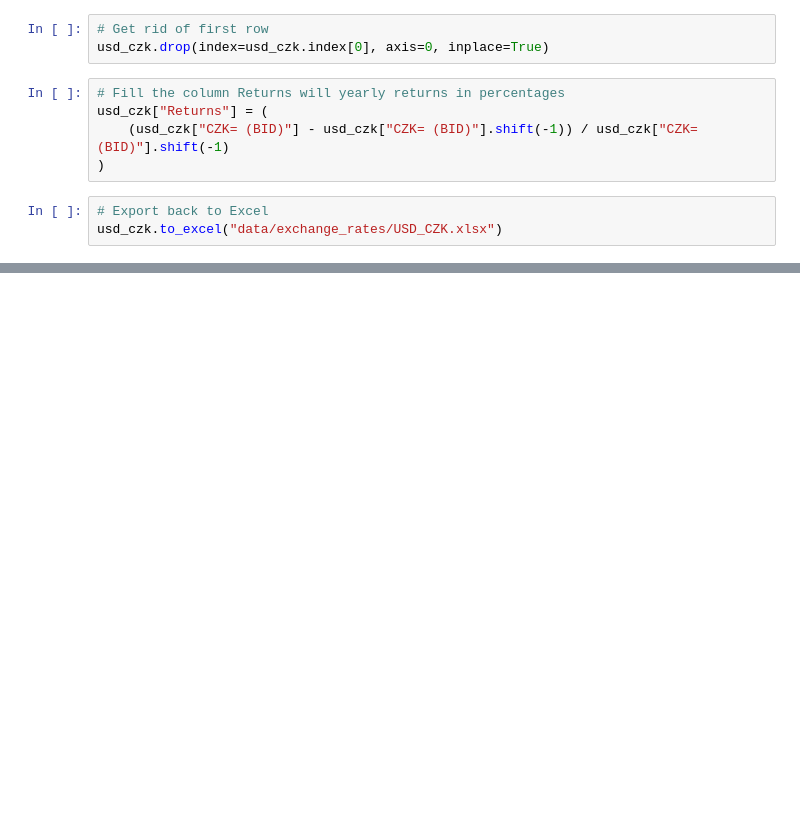
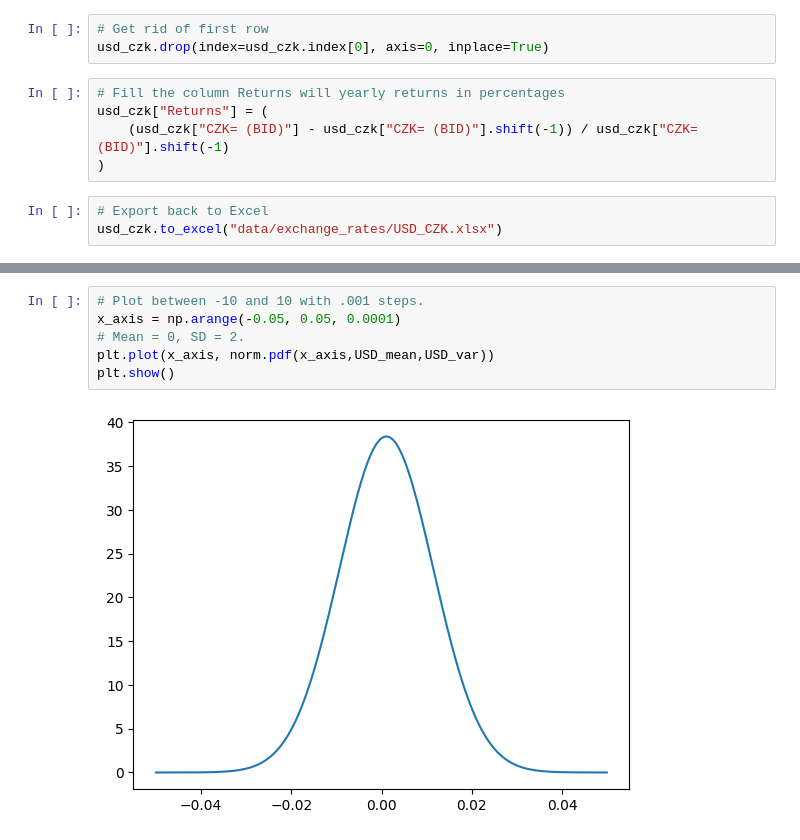
Before and after one commit to JachymS/FIRE_Rule_from_a_Perspective_of_a_Czech_Retail_Investor, a Jupyter notebook: Exchange_rate_processing.ipynb, the cells around one changed output, grey strips where cells are left out. Drawn from its saved outputs; the diff is of its cells as text; blank space fills up the shorter version.

```diff
--- a/Exchange_rate_processing.ipynb
+++ b/Exchange_rate_processing.ipynb
@@ -42,0 +109,8 @@ usd_czk.to_excel("data/exchange_rates/USD_CZK.xlsx")
+# %%
+# Plot between -10 and 10 with .001 steps.
+x_axis = np.arange(-0.05, 0.05, 0.0001)
+# Mean = 0, SD = 2.
+plt.plot(x_axis, norm.pdf(x_axis,USD_mean,USD_var))
+plt.show()
+# %% [output]
+[figure, added]
```
Also changed, not shown: parts of 9 cells of this notebook, 12 other files.
